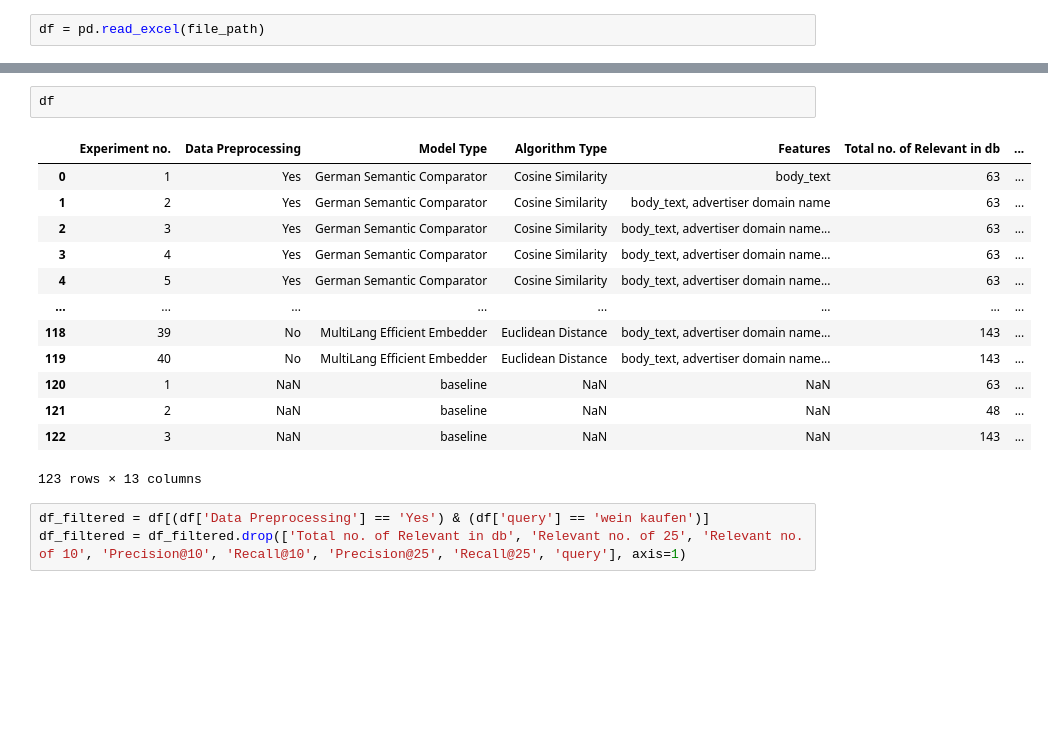
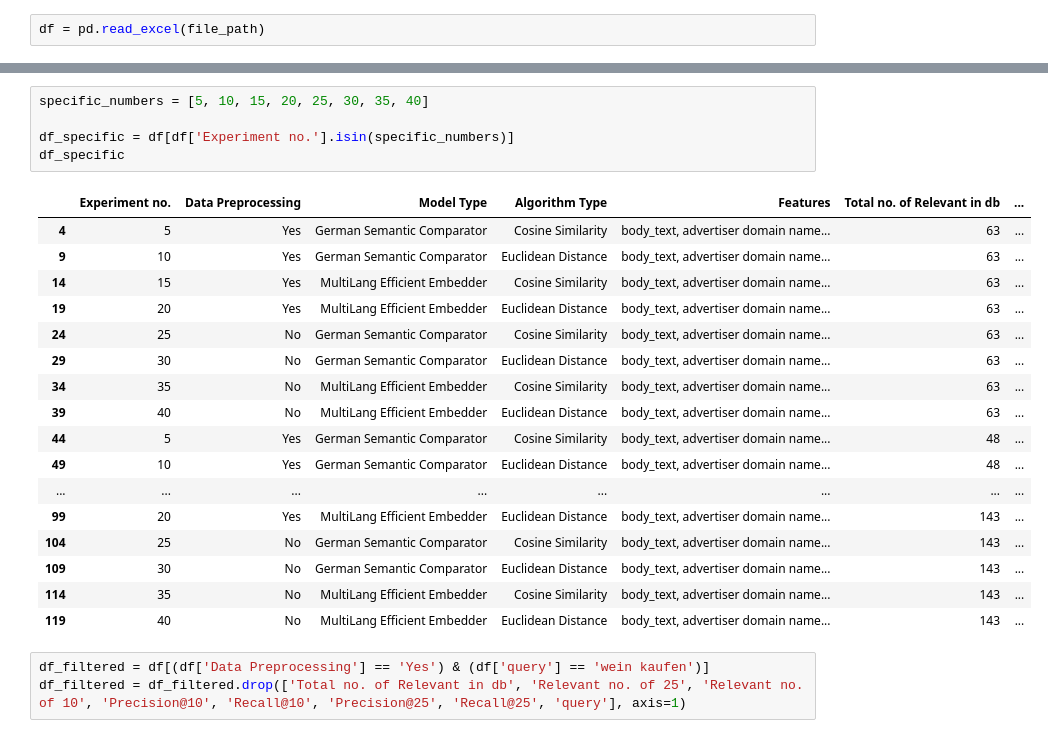
Before and after one commit to rihabalyasiri/semantic_search_on_search_engine, a Jupyter notebook: analysis.ipynb, the cells around one changed output, grey strips where cells are left out. Cells and saved outputs as stored; diff of their text form; blank space fills up the shorter version.

```diff
--- a/analysis.ipynb
+++ b/analysis.ipynb
@@ -7,19 +23,26 @@ df = pd.read_excel(file_path)
 # %%
-df
+specific_numbers = [5, 10, 15, 20, 25, 30, 35, 40]
+
+df_specific = df[df['Experiment no.'].isin(specific_numbers)]
+df_specific
 # %% [output]
 |  | Experiment no. | Data Preprocessing | Model Type | Algorithm Type | Features | Total no. of Relevant in db | ... |
-| 0 | 1 | Yes | German Semantic Comparator | Cosine Similarity | body_text | 63 | ... |
-| 1 | 2 | Yes | German Semantic Comparator | Cosine Similarity | body_text, advertiser domain name | 63 | ... |
-| 2 | 3 | Yes | German Semantic Comparator | Cosine Similarity | body_text, advertiser domain name... | 63 | ... |
-| 3 | 4 | Yes | German Semantic Comparator | Cosine Similarity | body_text, advertiser domain name... | 63 | ... |
 | 4 | 5 | Yes | German Semantic Comparator | Cosine Similarity | body_text, advertiser domain name... | 63 | ... |
+| 9 | 10 | Yes | German Semantic Comparator | Euclidean Distance | body_text, advertiser domain name... | 63 | ... |
+| 14 | 15 | Yes | MultiLang Efficient Embedder | Cosine Similarity | body_text, advertiser domain name... | 63 | ... |
+| 19 | 20 | Yes | MultiLang Efficient Embedder | Euclidean Distance | body_text, advertiser domain name... | 63 | ... |
+| 24 | 25 | No | German Semantic Comparator | Cosine Similarity | body_text, advertiser domain name... | 63 | ... |
+| 29 | 30 | No | German Semantic Comparator | Euclidean Distance | body_text, advertiser domain name... | 63 | ... |
+| 34 | 35 | No | MultiLang Efficient Embedder | Cosine Similarity | body_text, advertiser domain name... | 63 | ... |
+| 39 | 40 | No | MultiLang Efficient Embedder | Euclidean Distance | body_text, advertiser domain name... | 63 | ... |
+| 44 | 5 | Yes | German Semantic Comparator | Cosine Similarity | body_text, advertiser domain name... | 48 | ... |
+| 49 | 10 | Yes | German Semantic Comparator | Euclidean Distance | body_text, advertiser domain name... | 48 | ... |
 | ... | ... | ... | ... | ... | ... | ... | ... |
-| 118 | 39 | No | MultiLang Efficient Embedder | Euclidean Distance | body_text, advertiser domain name... | 143 | ... |
+| 99 | 20 | Yes | MultiLang Efficient Embedder | Euclidean Distance | body_text, advertiser domain name... | 143 | ... |
+| 104 | 25 | No | German Semantic Comparator | Cosine Similarity | body_text, advertiser domain name... | 143 | ... |
+| 109 | 30 | No | German Semantic Comparator | Euclidean Distance | body_text, advertiser domain name... | 143 | ... |
+| 114 | 35 | No | MultiLang Efficient Embedder | Cosine Similarity | body_text, advertiser domain name... | 143 | ... |
 | 119 | 40 | No | MultiLang Efficient Embedder | Euclidean Distance | body_text, advertiser domain name... | 143 | ... |
-| 120 | 1 | NaN | baseline | NaN | NaN | 63 | ... |
-| 121 | 2 | NaN | baseline | NaN | NaN | 48 | ... |
-| 122 | 3 | NaN | baseline | NaN | NaN | 143 | ... |
-123 rows × 13 columns
 # %%
 df_filtered = df[(df['Data Preprocessing'] == 'Yes') & (df['query'] == 'wein kaufen')]
 df_filtered = df_filtered.drop(['Total no. of Relevant in db', 'Relevant no. of 25', 'Relevant no. of 10', 'Precision@10', 'Recall@10', 'Precision@25', 'Recall@25', 'query'], axis=1)
```
Also changed, not shown: parts of 47 cells of this notebook, 1 other file.
